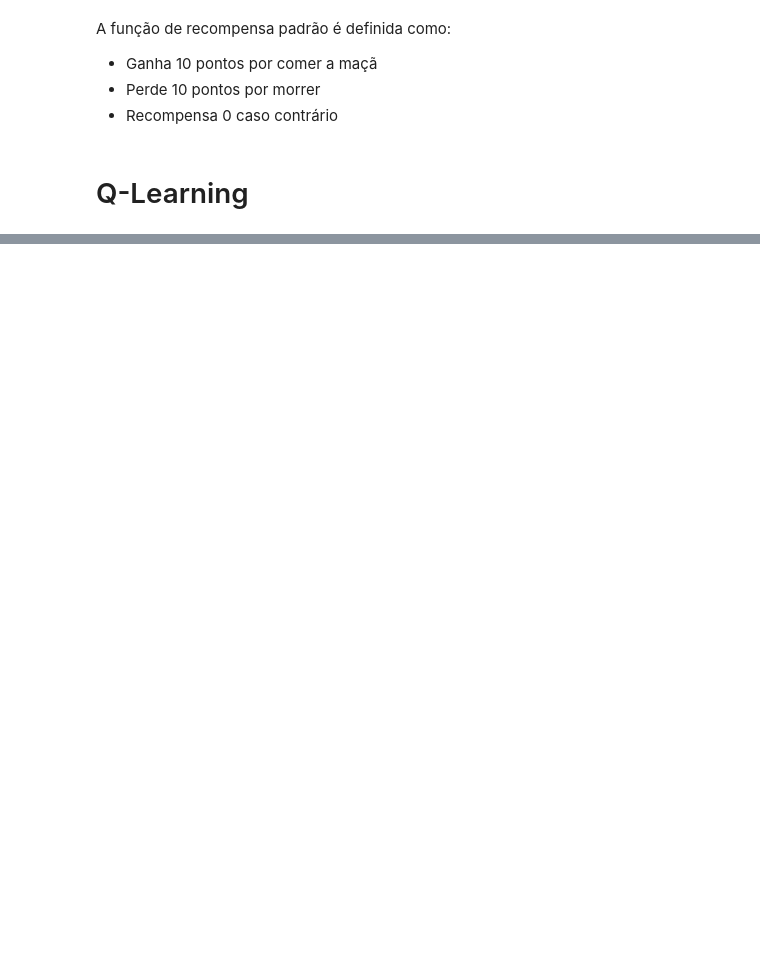
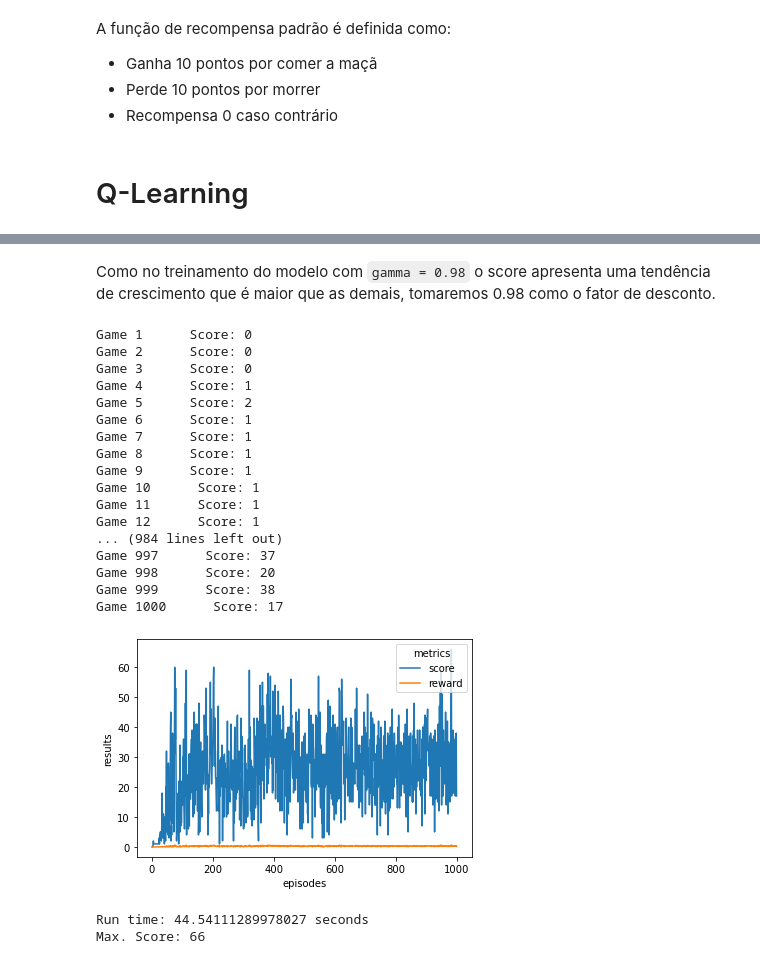
Before and after one commit to gabrielsantosrv/snake-ga, a Jupyter notebook: Q_learning.ipynb, the cells around one changed output, grey strips where cells are left out. Saved outputs shown, nothing was run; the diff lists cells and outputs as text; code cells hidden in the pictures; blank space fills up the shorter version.

```diff
--- a/Q_learning.ipynb
+++ b/Q_learning.ipynb
@@ -284,0 +328,39 @@ Max. Score: 48
+# %% [markdown]
+Como no treinamento do modelo com ``gamma = 0.98`` o score apresenta uma tendência de crescimento que é maior que as demais, tomaremos 0.98 como o fator de desconto.
+# %%
+N0 = 0.75
+gamma = 0.98
+
+# define agent
+qLearningAgent = QLearningAgent(N0, gamma, NUM_STATES, NUM_ACTIONS, ACTION_SPACE)
+
+start = time.time()
+metrics = run_q_learning(qLearningAgent, reward_function=default_reward, episodes=1000, speed=0, display=False)
+end = time.time()
+
+plot_metrics(metrics, filepath=None)
+
+print('Run time:', (end-start), 'seconds')
+print('Max. Score:', max(metrics['scores']))
+print('Mean Last Scores:', np.mean(metrics['scores'][-50:]))
+# %% [output]
+Game 1      Score: 0
+Game 2      Score: 0
+Game 3      Score: 0
+Game 4      Score: 1
+Game 5      Score: 2
+Game 6      Score: 1
+Game 7      Score: 1
+Game 8      Score: 1
+Game 9      Score: 1
+Game 10      Score: 1
+Game 11      Score: 1
+Game 12      Score: 1
+... (984 lines left out)
+Game 997      Score: 37
+Game 998      Score: 20
+Game 999      Score: 38
+Game 1000      Score: 17
+[figure, added]
+Run time: 44.54111289978027 seconds
+Max. Score: 66
```
Also changed, not shown: parts of 21 cells of this notebook.
